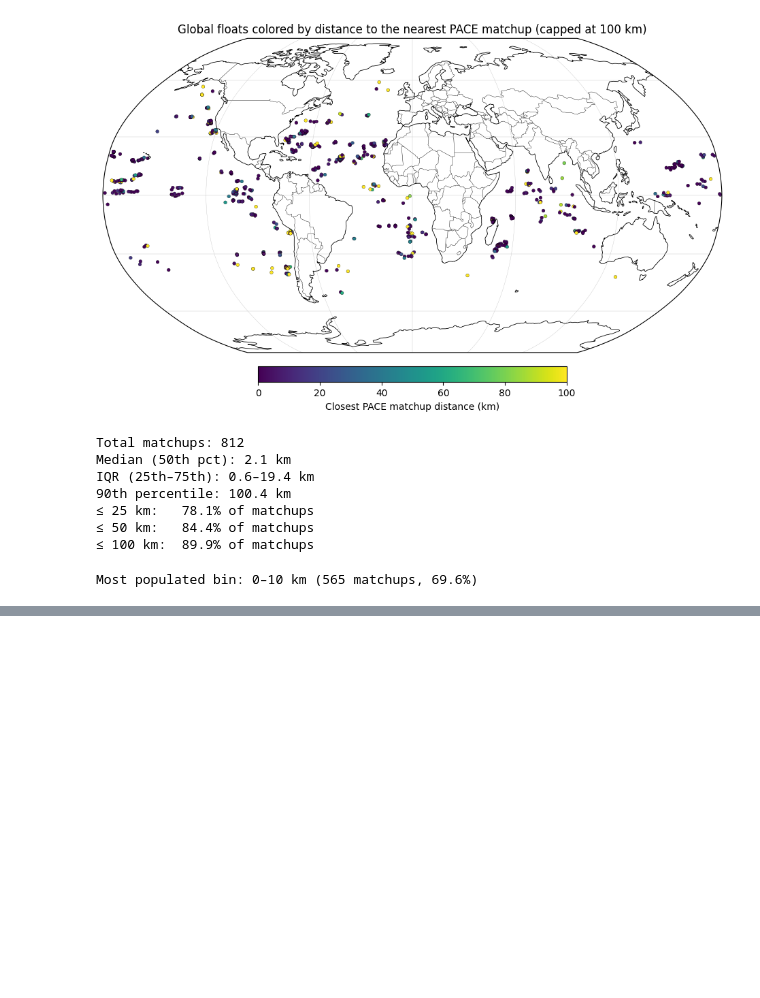
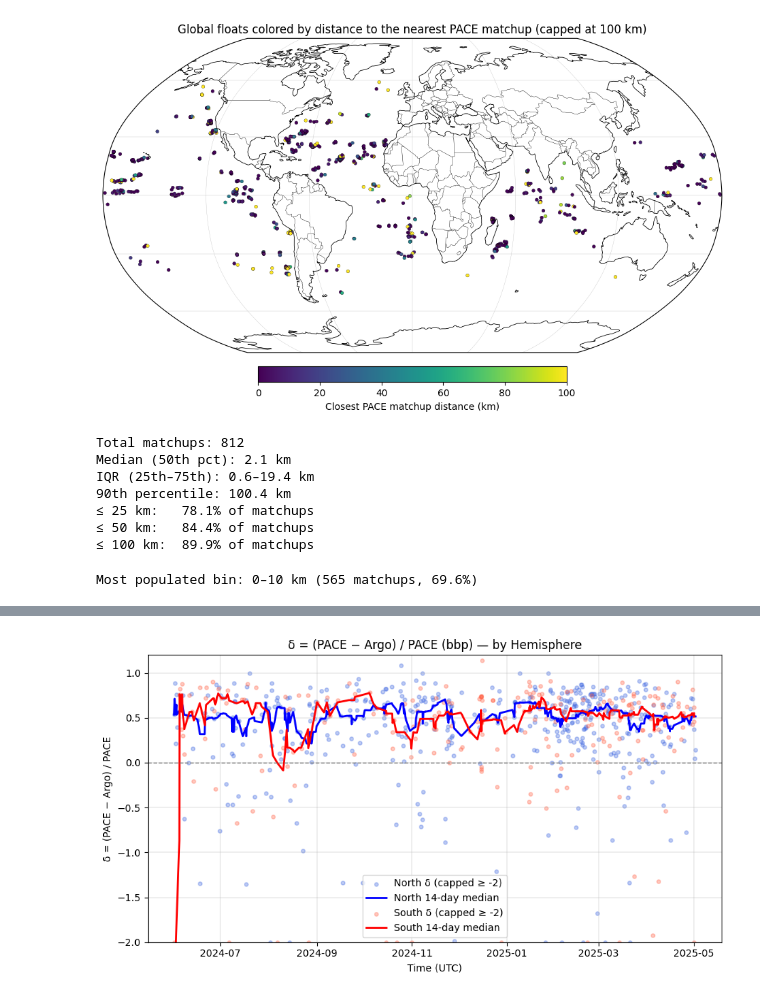
Before and after one commit to alliejames/ocean, a Jupyter notebook: notebooks/globalmatchups.ipynb, the cells around one changed output, grey strips where cells are left out. Drawn from its saved outputs; the diff is of its cells as text; code cells hidden in the pictures; blank space fills up the shorter version.

```diff
--- a/notebooks/globalmatchups.ipynb
+++ b/notebooks/globalmatchups.ipynb
@@ -289,0 +1553,85 @@ Most populated bin: 0–10 km (565 matchups, 69.6%)
+# %%
+# === δ over time by hemisphere (scatter floored at −2), saved to Analysis ===
+# δ = (PACE − Argo) / PACE  |  PACE = Bnw, Argo = bbp_first3_mean
+
+import pandas as pd
+import numpy as np
+import matplotlib.pyplot as plt
+from pathlib import Path
+from matplotlib.dates import DateFormatter, AutoDateLocator
+
+# -------- paths & settings --------
+CSV_PATH = Path("matched_with_first3_added.csv")  # change if your CSV lives elsewhere
+OUT_PNG = Path("/Users/allie/Documents/summer 2025/python/bing/papers/biomass/Analysis/delta_over_time_by_hemisphere_capm2.png")
+
+PACE_COL, ARGO_COL = "Bnw", "bbp_first3_mean"
+LAT_COLS = ["_lat", "lat", "latitude"]
+TIME_COLS = ["profile_time", "_time", "time", "datetime", "timestamp", "time_start"]
+START_DATE = pd.Timestamp("2024-06-01", tz="UTC")
+ROLL_DAYS = 14
+
+# -------- helpers --------
+def pick(df, cands):
+    for c in cands:
+        if c in df.columns:
+            return c
+        for col in df.columns:
+            if col.lower() == c.lower():
+                return col
+    raise KeyError(f"Need one of {cands}; have {list(df.columns)}")
+
+# -------- load & compute δ --------
+df = pd.read_csv(CSV_PATH)
+tcol = pick(df, TIME_COLS)
+latcol = pick(df, LAT_COLS)
+
+df[tcol] = pd.to_datetime(df[tcol], errors="coerce", utc=True)
+df = df.dropna(subset=[tcol, latcol])
+
+PACE = pd.to_numeric(df[PACE_COL], errors="coerce")
+ARGO = pd.to_numeric(df[ARGO_COL], errors="coerce")
+df["delta"] = (PACE - ARGO) / PACE
+
+# validity: finite δ and sensible PACE>0
+df = df[np.isfinite(df["delta"]) & (PACE > 0)]
+df = df[df[tcol] >= START_DATE].sort_values(tcol)
+
+# split by hemisphere
+north = df[df[latcol] >= 0].copy()
+south = df[df[latcol] < 0].copy()
+
+# rolling medians (UNcapped)
+roll_n = north.set_index(tcol)["delta"].rolling(f"{ROLL_DAYS}D").median()
+roll_s = south.set_index(tcol)["delta"].rolling(f"{ROLL_DAYS}D").median()
+
+# ---- Plot: cap only the scatter at -2 for readability ----
+fig, ax = plt.subplots(figsize=(9,5))
+
+north_cap = np.maximum(north["delta"].values, -2.0)
+south_cap = np.maximum(south["delta"].values, -2.0)
+
+ax.scatter(north[tcol], north_cap, s=14, alpha=0.35, color="royalblue", label="North δ (capped ≥ -2)")
+ax.plot(roll_n.index, roll_n.values, color="blue", lw=2, label=f"North {ROLL_DAYS}-day median")
+
+ax.scatter(south[tcol], south_cap, s=14, alpha=0.35, color="tomato", label="South δ (capped ≥ -2)")
+ax.plot(roll_s.index, roll_s.values, color="red", lw=2, label=f"South {ROLL_DAYS}-day median")
+
+ax.axhline(0, ls="--", lw=1, color="gray")
+ax.set_title(r"δ = (PACE − Argo) / PACE (bbp) — by Hemisphere")
+ax.set_ylabel("δ = (PACE − Argo) / PACE")
+ax.set_xlabel("Time (UTC)")
+ax.xaxis.set_major_locator(AutoDateLocator())
+ax.xaxis.set_major_formatter(DateFormatter("%Y-%m"))
+ax.grid(True, lw=0.3)
+ax.legend()
+
+# y-limits: floor at -2, auto upper bound with a little headroom
+upper = max(df["delta"].quantile(0.99), 1.2)
+ax.set_ylim(-2, upper)
+
+plt.tight_layout()
+plt.savefig(OUT_PNG, dpi=200)
+plt.show()
+print(f"Saved figure → {OUT_PNG.resolve()}")
+# %% [output]
+[figure, added]
```
Also changed, not shown: parts of 25 cells of this notebook.
